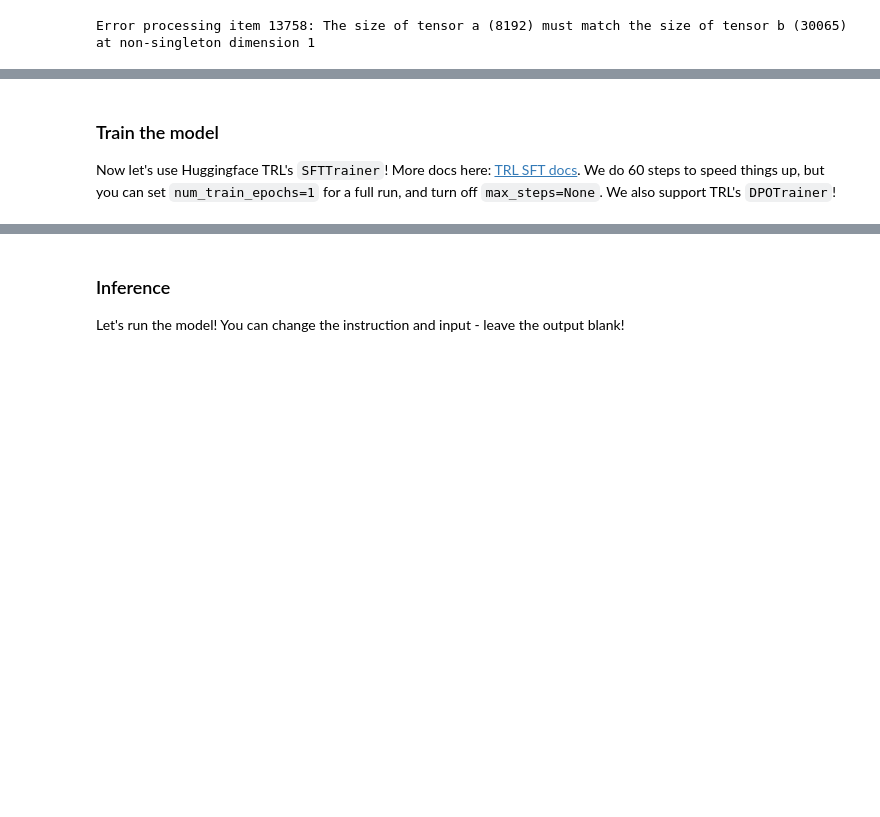
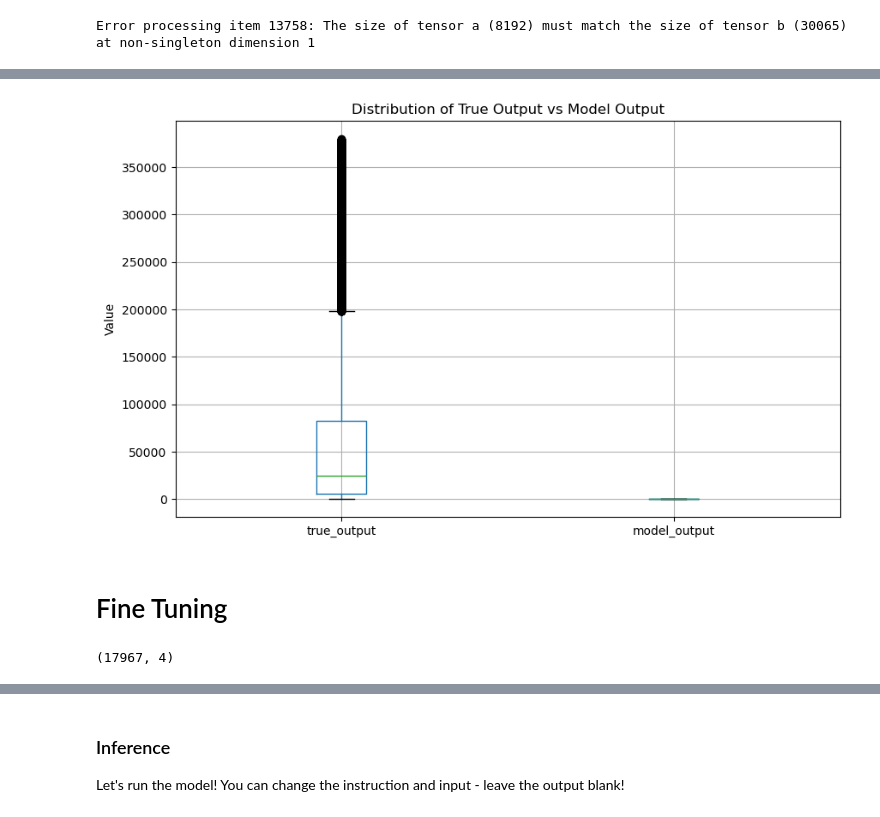
Before and after one commit to udaykirankavaturu/software-effort-estimation-using-llm, a Jupyter notebook: llama3.ipynb, the cells around one changed output, grey strips where cells are left out. Drawn from its saved outputs; the diff is of its cells as text; code cells hidden in the pictures; blank space fills up the shorter version.

Commit message:
up to fine tuning

```diff
--- a/llama3.ipynb
+++ b/llama3.ipynb
@@ -276,0 +249,10 @@ type(dataset)
+# %%
+import json
+import pandas as pd
+
+# Read the JSONL file
+with open('zero_shot_prompt_results.jsonl', 'r') as file:
+    data = [json.loads(line) for line in file]
+
+# Convert to a pandas DataFrame
+df = pd.DataFrame(data)
@@ -277,3 +364,13 @@ type(dataset)
+# %%
+plt.figure(figsize=(10, 6))
+df_clean.boxplot(column=['true_output', 'model_output'])
+plt.title('Distribution of True Output vs Model Output')
+plt.ylabel('Value')
+plt.show()
+# %% [output]
+[figure, added]
+# %% [markdown]
+# Fine Tuning
 # %%
 import random
 
@@ -303,7 +400,7 @@ def split_dataset(dataset, train_ratio=0.8, random_seed=42):
 # %%
 # get train and test data:
 train_data, test_data = split_dataset(dataset)
-# %% [markdown]
-<a name="Train"></a>
-### Train the model
-Now let's use Huggingface TRL's `SFTTrainer`! More docs here: [TRL SFT docs](https://huggingface.co/docs/trl/sft_trainer). We do 60 steps to speed things up, but you can set `num_train_epochs=1` for a full run, and turn off `max_steps=None`. We also support TRL's `DPOTrainer`!
+# %%
+train_data.shape
+# %% [output]
+(17967, 4)
```
Also changed, not shown: parts of 29 cells of this notebook, 1 other file.
